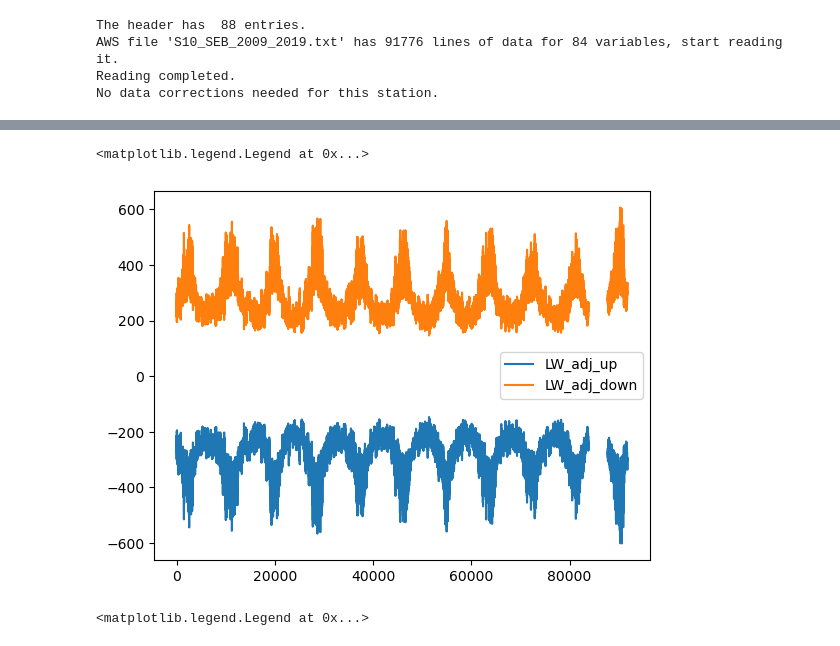
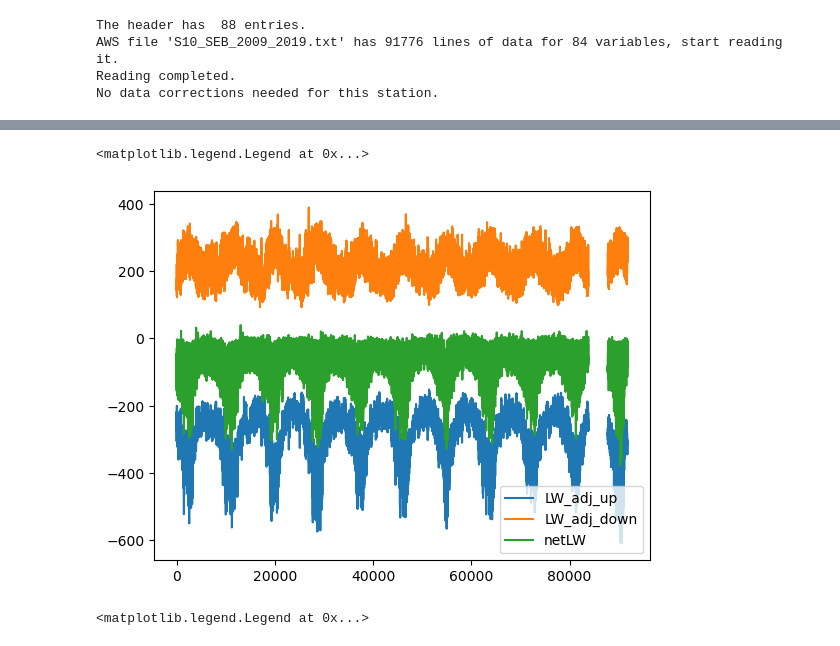
Before and after one commit to CLPHUU/IceAndClimate, a Jupyter notebook: Project_2/Project2_version2.ipynb, the cells around one changed output, grey strips where cells are left out. Saved outputs shown, nothing was run; the diff lists cells and outputs as text; code cells hidden in the pictures.

```diff
--- a/Project_2/Project2_version2.ipynb
+++ b/Project_2/Project2_version2.ipynb
@@ -178,7 +208,7 @@ class CloseSEB():
             SEB_dict.update({'LW_adj_up': LW_adj_up_arr, 'LW_adj_down': LW_adj_down_arr, 'SHF_adj': SHF_adj_arr, 'LHF_adj': LHF_adj_arr})
         return SEB_dict
 # %%
-dT = 0
+dT = 1
 SEB = CloseSEB(SEBdata)
 LWadjdown = SEB.LWadjdown(SEB.T_air, dT=dT)
 melt_dict_fluxes = SEB.fetch_SEB(LWadjdown=LWadjdown, dT=dT,get_Fluxes=True)
@@ -204,10 +241,11 @@ netLW = [i + j for i, j in zip(melt_dict_fluxes['LW_adj_up'], melt_dict_fluxes['
 # %%
 plt.plot(melt_dict_fluxes['LW_adj_up'], label='LW_adj_up')
 plt.plot(melt_dict_fluxes['LW_adj_down'], label='LW_adj_down')
+plt.plot(netLW, label='netLW')
 plt.legend()
 # %% [output]
 <matplotlib.legend.Legend at 0x...>
-[figure, old version]
+[figure, new version]
 # %%
 plt.plot(melt_dict_fluxes['LHF_adj'], label='LHF_adj')
 plt.plot(SEB.LHF_initial, label='LHF_ini', alpha=.5)
```
Also changed, not shown: parts of 6 cells of this notebook.
